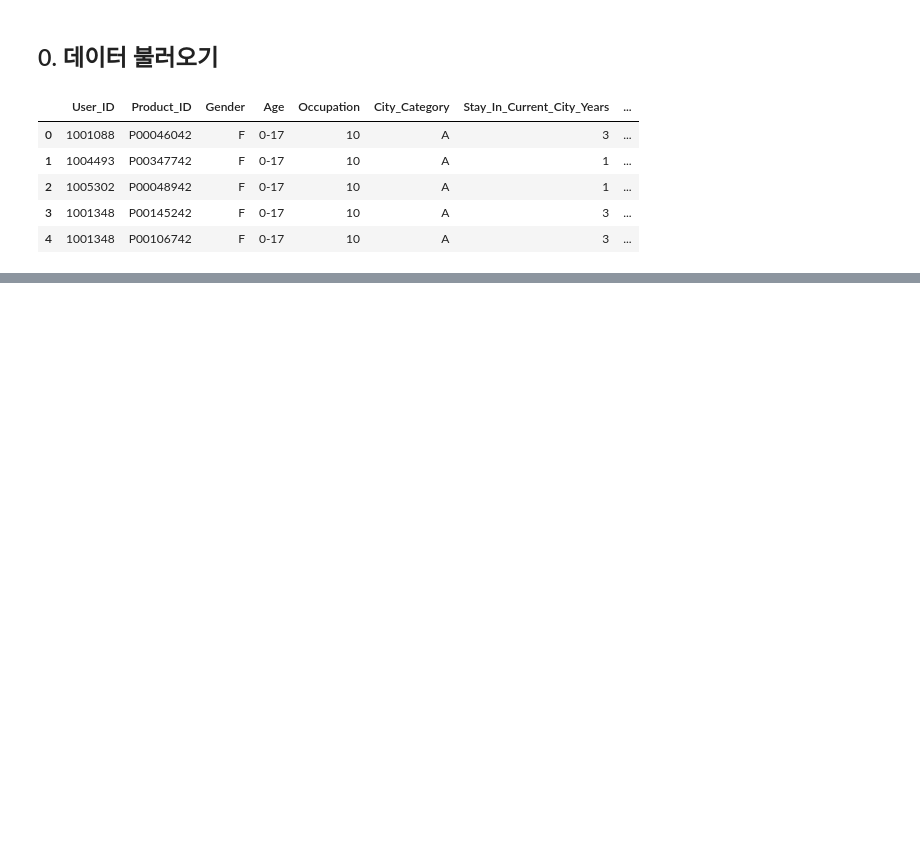
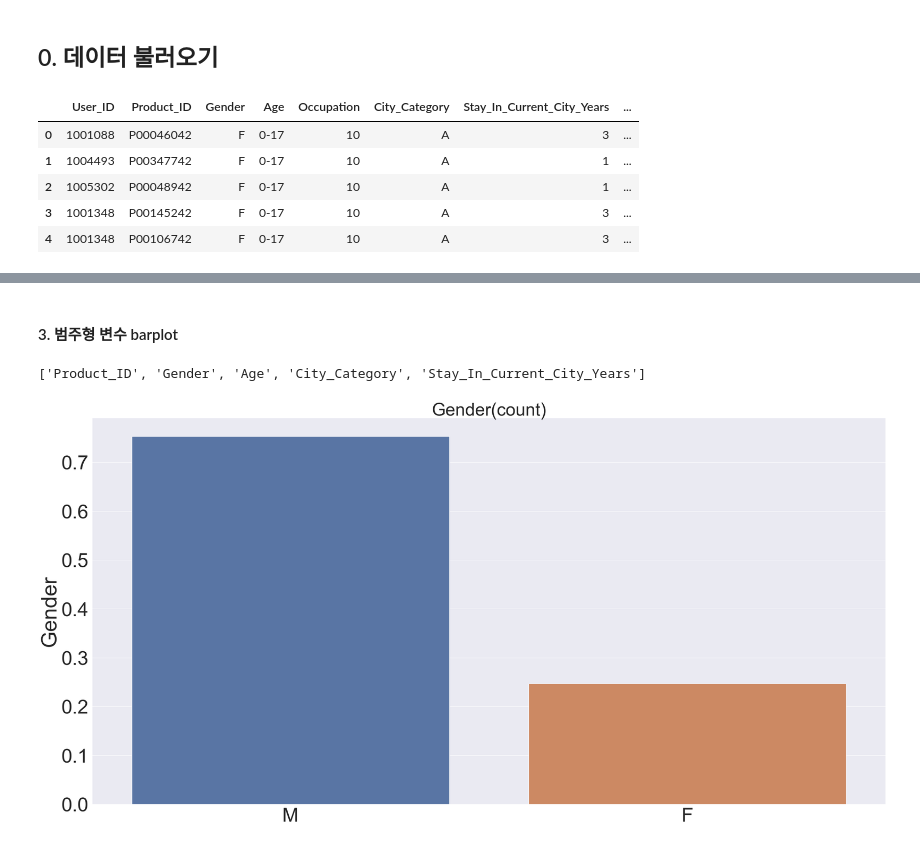
Before and after one commit to eunjiiiiii/Tobigs19, a Jupyter notebook: Week4_KNN&Clustering/tobigs19_KNN_과제.ipynb, the cells around one changed output, grey strips where cells are left out. Saved outputs shown, nothing was run; the diff lists cells and outputs as text; code cells hidden in the pictures; blank space fills up the shorter version.

```diff
--- a/Week4_KNN&Clustering/tobigs19_KNN_과제.ipynb
+++ b/Week4_KNN&Clustering/tobigs19_KNN_과제.ipynb
@@ -27,0 +172,17 @@ df.head()
+# %% [markdown]
+#### 3. 범주형 변수 barplot
+# %%
+category_feature
+# %% [output]
+['Product_ID', 'Gender', 'Age', 'City_Category', 'Stay_In_Current_City_Years']
+# %%
+sns.set(font_scale = 5)
+# %%
+# Gender
+vc_tmp = pd.DataFrame(df['Gender'].value_counts())
+plt.figure(figsize=(40, 20), facecolor='white')
+sns.barplot(x= vc_tmp.index, y=vc_tmp['Gender'] / sum(vc_tmp['Gender']))
+plt.title("%s(count)"%'Gender', fontsize=50)
+plt.show()
+# %% [output]
+[figure, added]
```
Also changed, not shown: parts of 82 cells of this notebook.
